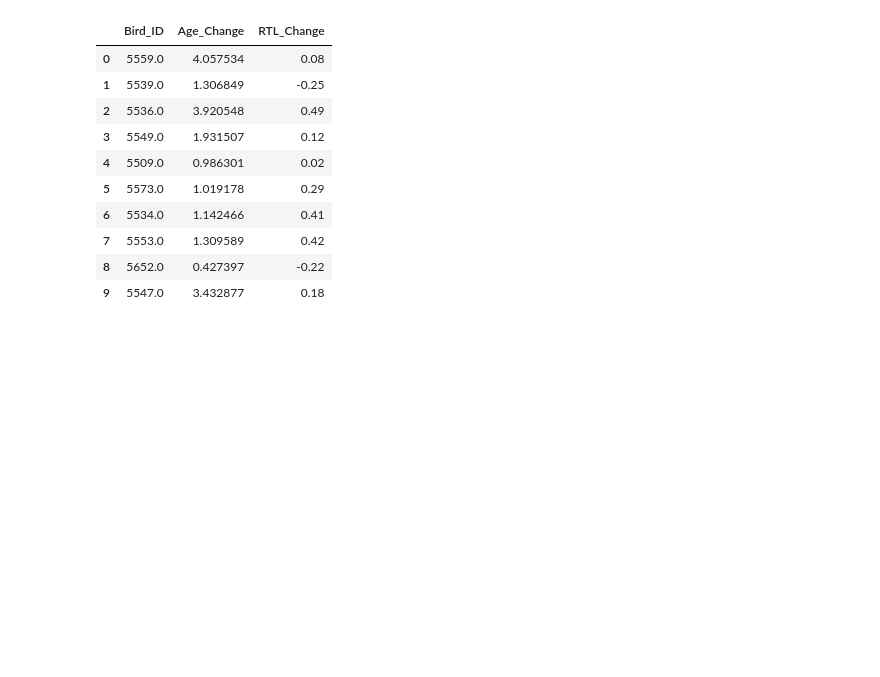
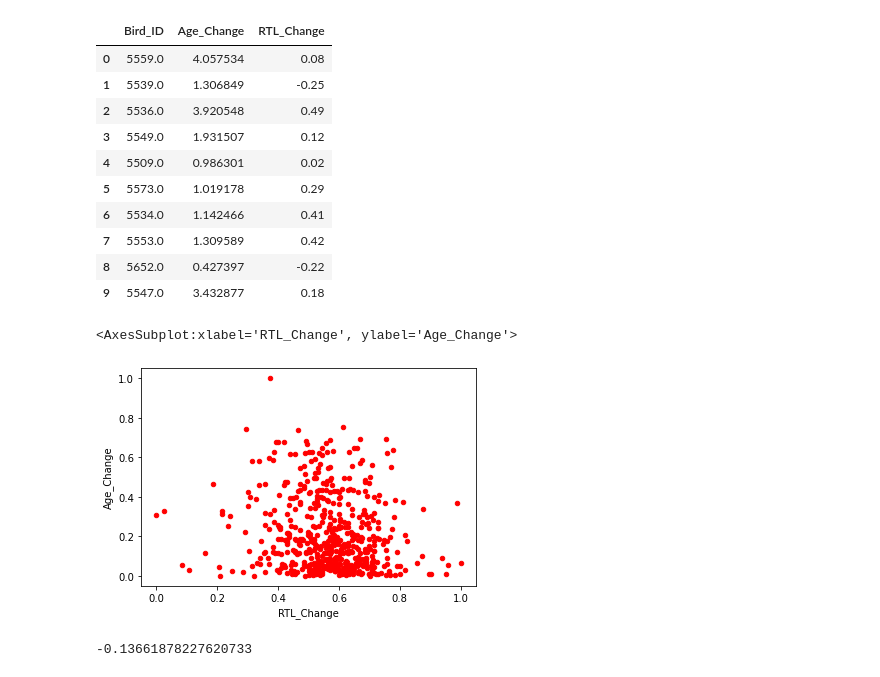
Before and after one commit to Rdassy/Predictive_Senescence, a Jupyter notebook: Resources/Notebook/teloRateOfChange.ipynb, the cells around one changed output. Saved outputs shown, nothing was run; the diff lists cells and outputs as text; code cells hidden in the pictures; blank space fills up the shorter version.

Commit message:
Adding more teloRateOfChange

```diff
--- a/Resources/Notebook/teloRateOfChange.ipynb
+++ b/Resources/Notebook/teloRateOfChange.ipynb
@@ -110,3 +110,19 @@ changeRate_df.head(10)
 | 7 | 5553.0 | 1.309589 | 0.42 |
 | 8 | 5652.0 | 0.427397 | -0.22 |
 | 9 | 5547.0 | 3.432877 | 0.18 |
+# %%
+from sklearn import preprocessing
+
+x = changeRate_df.values #returns a numpy array
+min_max_scaler = preprocessing.MinMaxScaler()
+x_scaled = min_max_scaler.fit_transform(x)
+df = pd.DataFrame(x_scaled, columns=changeRate_df.columns)
+# %%
+df.plot.scatter(x='RTL_Change', y='Age_Change', color='Red')
+# %% [output]
+<AxesSubplot:xlabel='RTL_Change', ylabel='Age_Change'>
+[figure, added]
+# %%
+changeRate_df['RTL_Change'].corr(changeRate_df["Age_Change"])
+# %% [output]
+-0.13661878227620733
```
